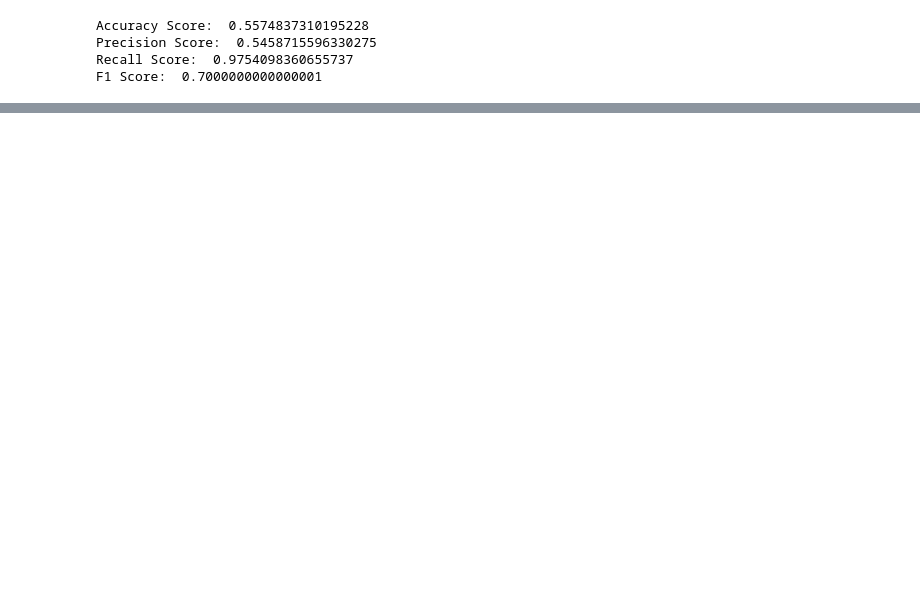
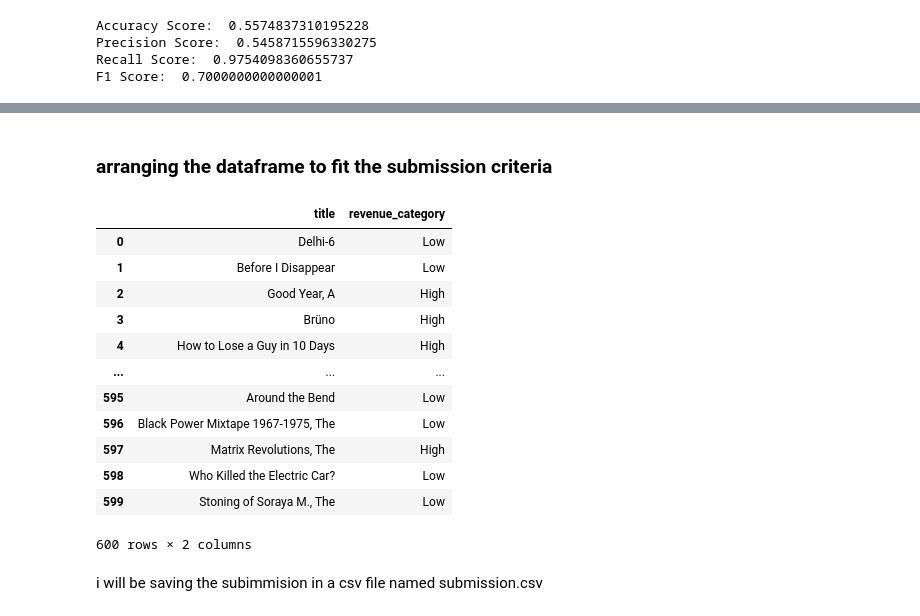
Before and after one commit to tcharrisson/data-science-case-study, a Jupyter notebook: case study.ipynb, the cells around one changed output, grey strips where cells are left out. Saved outputs shown, nothing was run; the diff lists cells and outputs as text; code cells hidden in the pictures; blank space fills up the shorter version.

```diff
--- a/case study.ipynb
+++ b/case study.ipynb
@@ -425,0 +550,23 @@ TypeError: 'DecisionTreeClassifier' object is not callable
+# %% [markdown]
+### arranging the dataframe to fit the submission criteria
+# %%
+# i will be selecting just just the "title" and "revenue_category" columns
+
+submission = test[["title", "revenue_category"]]
+submission
+# %% [output]
+|  | title | revenue_category |
+| 0 | Delhi-6 | Low |
+| 1 | Before I Disappear | Low |
+| 2 | Good Year, A | High |
+| 3 | Brüno | High |
+| 4 | How to Lose a Guy in 10 Days | High |
+| ... | ... | ... |
+| 595 | Around the Bend | Low |
+| 596 | Black Power Mixtape 1967-1975, The | Low |
+| 597 | Matrix Revolutions, The | High |
+| 598 | Who Killed the Electric Car? | Low |
+| 599 | Stoning of Soraya M., The | Low |
+600 rows × 2 columns
+# %% [markdown]
+i will be saving the subimmision in a csv file named submission.csv
```
Also changed, not shown: parts of 21 cells of this notebook, 1 other file.
